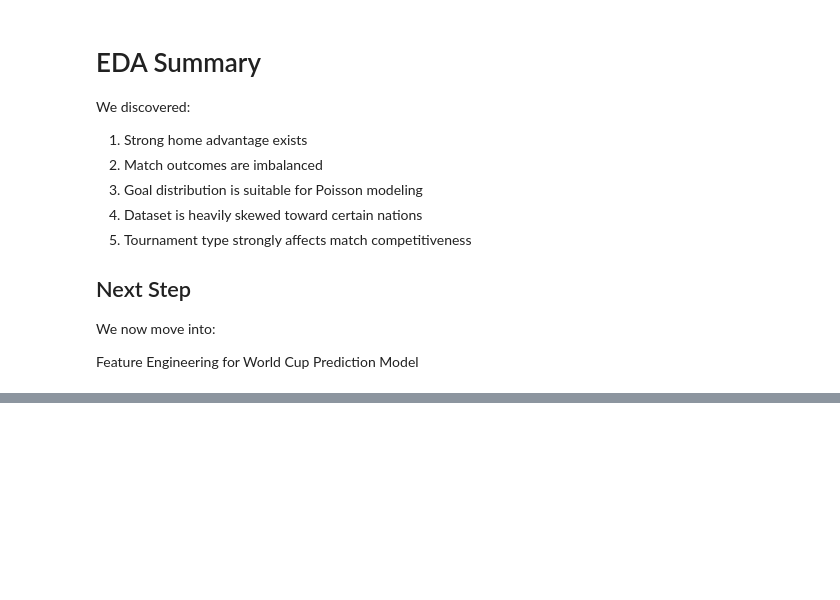
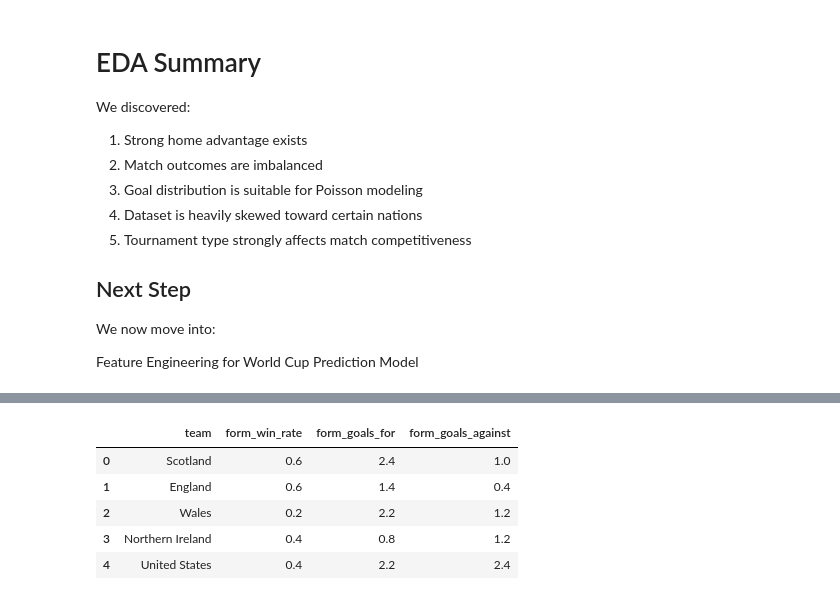
Before and after one commit to leejay-glitch/world-cup-intelligence, a Jupyter notebook: notebooks/01_match_prediction.ipynb, the cells around one changed output, grey strips where cells are left out. Drawn from its saved outputs; the diff is of its cells as text; code cells hidden in the pictures; blank space fills up the shorter version.

```diff
--- a/notebooks/01_match_prediction.ipynb
+++ b/notebooks/01_match_prediction.ipynb
@@ -1282,0 +1401,49 @@ Feature Engineering for World Cup Prediction Model
+# %%
+def get_recent_form(team, n=5):
+    recent = df[(df["home_team"] == team) | (df["away_team"] == team)].tail(n)
+
+    wins = 0
+    goals_scored = 0
+    goals_conceded = 0
+
+    for _, row in recent.iterrows():
+        if row["home_team"] == team:
+            goals_scored += row["home_score"]
+            goals_conceded += row["away_score"]
+            if row["home_score"] > row["away_score"]:
+                wins += 1
+        else:
+            goals_scored += row["away_score"]
+            goals_conceded += row["home_score"]
+            if row["away_score"] > row["home_score"]:
+                wins += 1
+
+    total = len(recent)
+
+    if total == 0:
+        return 0, 0, 0
+
+    return wins / total, goals_scored / total, goals_conceded / total
+# %%
+form_data = []
+
+for team in df["home_team"].unique():
+    win_rate, g_for, g_against = get_recent_form(team)
+
+    form_data.append({
+        "team": team,
+        "form_win_rate": win_rate,
+        "form_goals_for": g_for,
+        "form_goals_against": g_against
+    })
+
+form_df = pd.DataFrame(form_data)
+
+form_df.head()
+# %% [output]
+|  | team | form_win_rate | form_goals_for | form_goals_against |
+| 0 | Scotland | 0.6 | 2.4 | 1.0 |
+| 1 | England | 0.6 | 1.4 | 0.4 |
+| 2 | Wales | 0.2 | 2.2 | 1.2 |
+| 3 | Northern Ireland | 0.4 | 0.8 | 1.2 |
+| 4 | United States | 0.4 | 2.2 | 2.4 |
```
Also changed, not shown: parts of 18 cells of this notebook.
